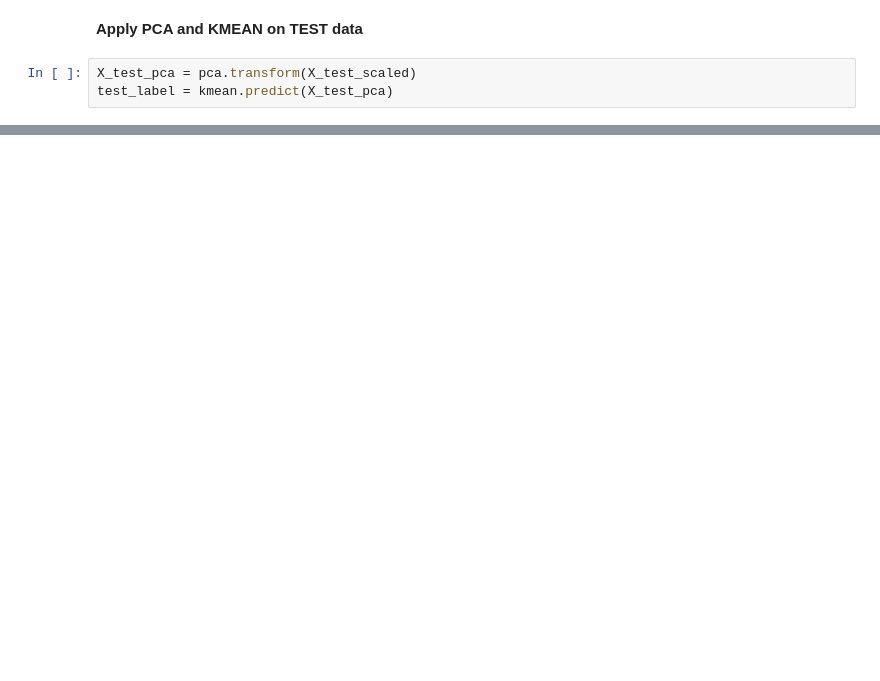
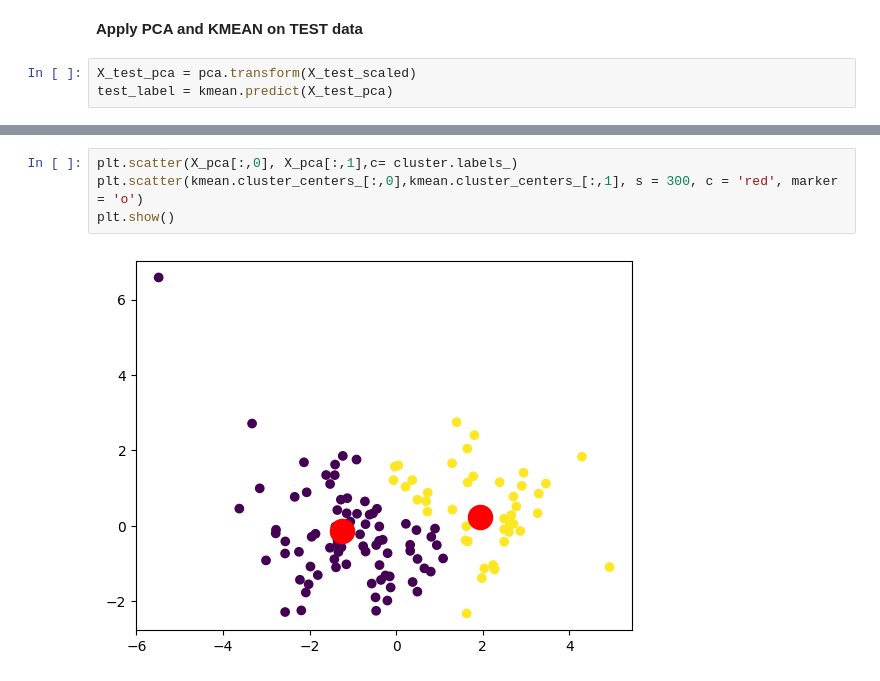
Before and after one commit to Rj-Ahsan/Unsupervised-Models, a Jupyter notebook: country-Aid.ipynb, the cells around one changed output, grey strips where cells are left out. Cells and saved outputs as stored; diff of their text form; blank space fills up the shorter version.

```diff
--- a/country-Aid.ipynb
+++ b/country-Aid.ipynb
@@ -214,0 +248,6 @@ plt.show()
+# %%
+plt.scatter(X_pca[:,0], X_pca[:,1],c= cluster.labels_)
+plt.scatter(kmean.cluster_centers_[:,0],kmean.cluster_centers_[:,1], s = 300, c = 'red', marker = 'o')
+plt.show()
+# %% [output]
+[figure, added]
```
Also changed, not shown: parts of 22 cells of this notebook, 8 other files.
